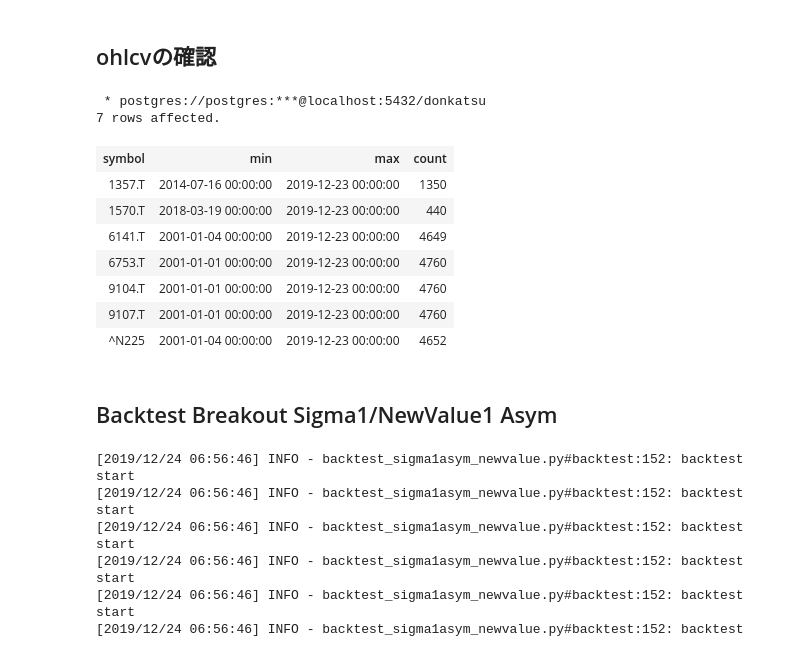
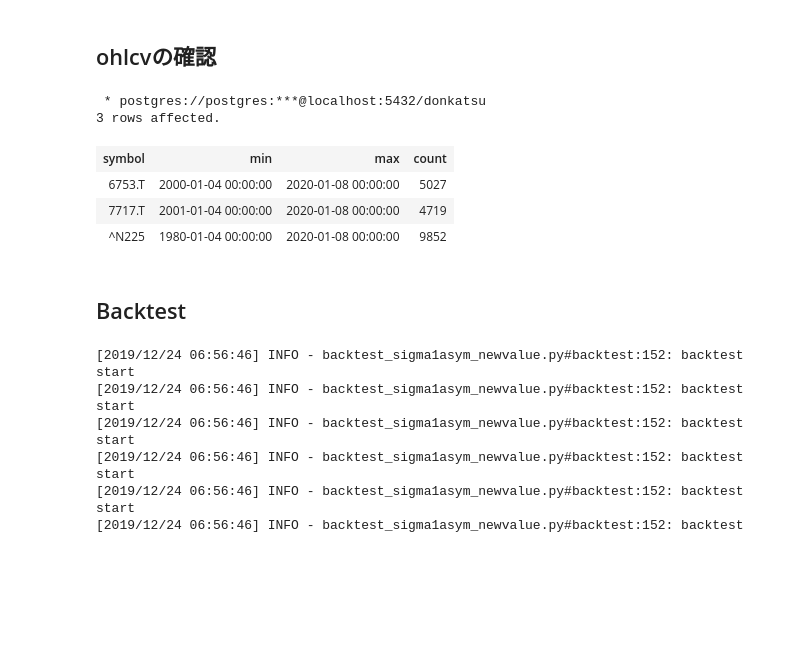
Before and after one commit to tranducquy/lii3ra, a Jupyter notebook: jupyter/swing_trading-20200107.ipynb, the cells around one changed output. Drawn from its saved outputs; the diff is of its cells as text; code cells hidden in the pictures; blank space fills up the shorter version.

```diff
--- a/jupyter/swing_trading-20200107.ipynb
+++ b/jupyter/swing_trading-20200107.ipynb
@@ -55,36 +79,27 @@ delete from ohlcv where symbol = '1570.T' and date(time) < '2018-03-19'
 # %%
 %%sql
 select
  symbol
 ,min(time)
 ,max(time)
 ,count(*)
 from ohlcv
 where symbol in (
-     '1357.T'
-    ,'1570.T'
-    ,'6141.T'
-    ,'6753.T'
-    ,'9104.T'
-    ,'9107.T'
+     '6753.T'
+    ,'7717.T'
     ,'^N225'
-    ,'N225mini'
 )
 and leg = '1d'
 group by symbol
 order by 1
 # %% [output]
  * postgres://postgres:***@localhost:5432/donkatsu
-7 rows affected.
+3 rows affected.
 | symbol | min | max | count |
-| 1357.T | 2014-07-16 00:00:00 | 2019-12-23 00:00:00 | 1350 |
-| 1570.T | 2018-03-19 00:00:00 | 2019-12-23 00:00:00 | 440 |
-| 6141.T | 2001-01-04 00:00:00 | 2019-12-23 00:00:00 | 4649 |
-| 6753.T | 2001-01-01 00:00:00 | 2019-12-23 00:00:00 | 4760 |
-| 9104.T | 2001-01-01 00:00:00 | 2019-12-23 00:00:00 | 4760 |
-| 9107.T | 2001-01-01 00:00:00 | 2019-12-23 00:00:00 | 4760 |
-| ^N225 | 2001-01-04 00:00:00 | 2019-12-23 00:00:00 | 4652 |
+| 6753.T | 2000-01-04 00:00:00 | 2020-01-08 00:00:00 | 5027 |
+| 7717.T | 2001-01-04 00:00:00 | 2020-01-08 00:00:00 | 4719 |
+| ^N225 | 1980-01-04 00:00:00 | 2020-01-08 00:00:00 | 9852 |
 # %% [markdown]
-## Backtest Breakout Sigma1/NewValue1 Asym
+## Backtest
 # %%
 symbol_arg = ",".join(symbols)
```
Also changed, not shown: parts of 6 cells of this notebook, 12 other files.
